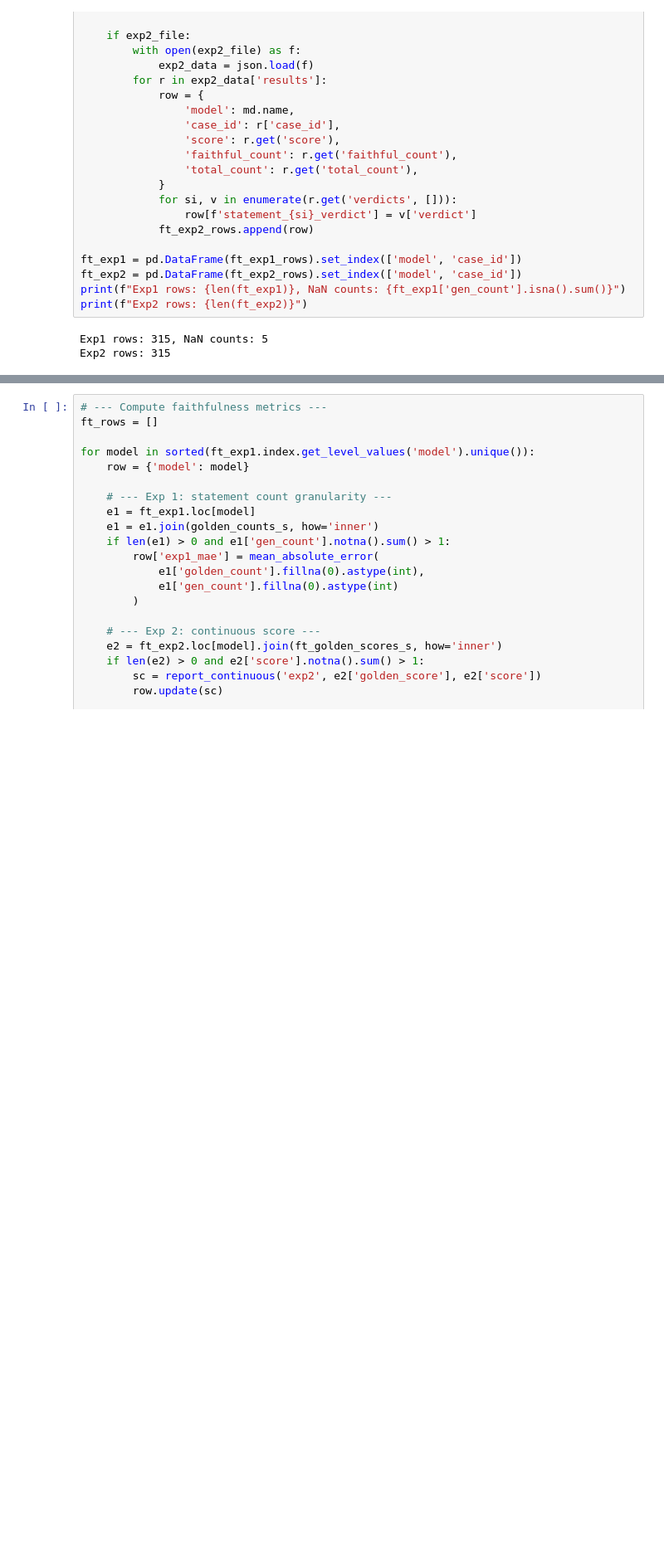
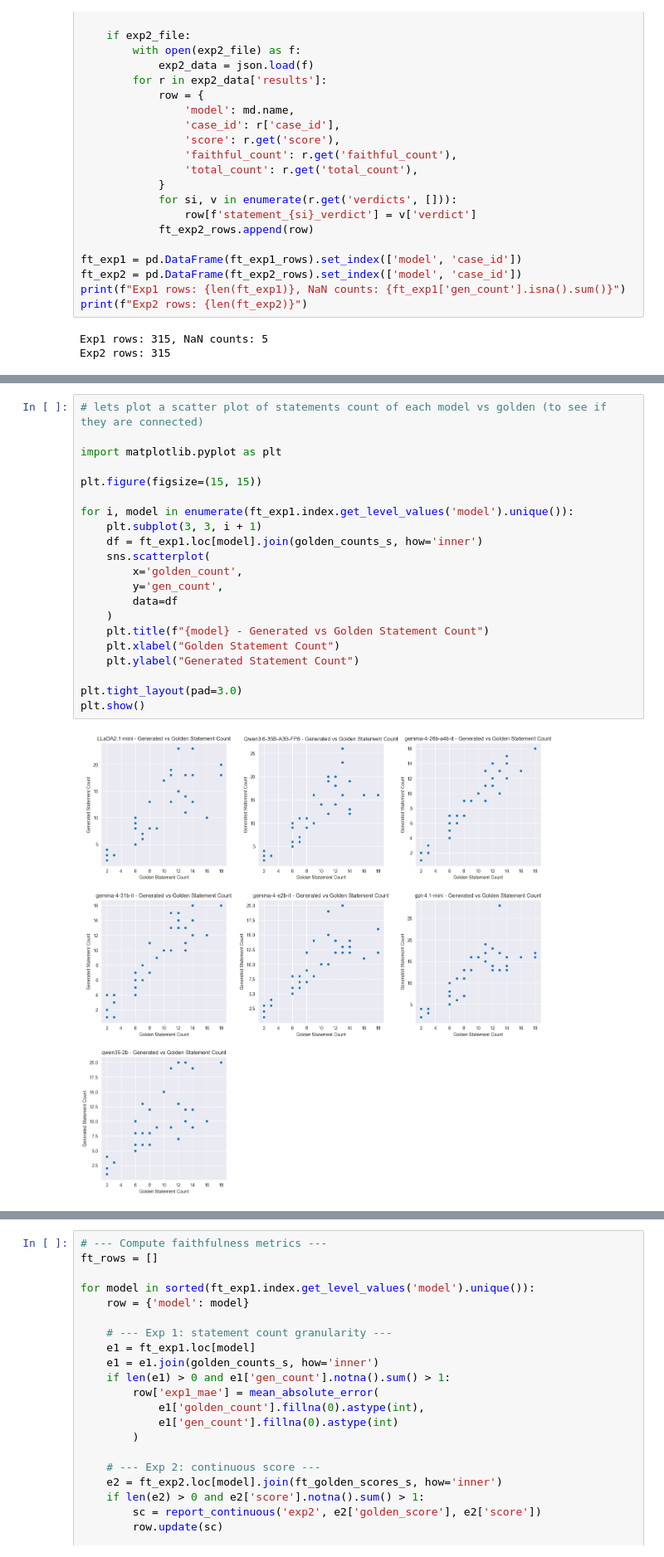
Before and after one commit to kazokid/diffusion-llms-eval, a Jupyter notebook: notebooks/metrics_calculation.ipynb, the cells around one changed output, grey strips where cells are left out. Shown at 83% size. Drawn from its saved outputs; the diff is of its cells as text; blank space fills up the shorter version.

```diff
--- a/notebooks/metrics_calculation.ipynb
+++ b/notebooks/metrics_calculation.ipynb
@@ -661,0 +697,23 @@ Exp2 rows: 315
+# %%
+# lets plot a scatter plot of statements count of each model vs golden (to see if they are connected)
+
+import matplotlib.pyplot as plt
+
+plt.figure(figsize=(15, 15))
+
+for i, model in enumerate(ft_exp1.index.get_level_values('model').unique()):
+    plt.subplot(3, 3, i + 1)
+    df = ft_exp1.loc[model].join(golden_counts_s, how='inner')
+    sns.scatterplot(
+        x='golden_count',
+        y='gen_count',
+        data=df
+    )
+    plt.title(f"{model} - Generated vs Golden Statement Count")
+    plt.xlabel("Golden Statement Count")
+    plt.ylabel("Generated Statement Count")
+
+plt.tight_layout(pad=3.0)
+plt.show()
+# %% [output]
+[figure, added]
```
Also changed, not shown: parts of 6 cells of this notebook, 4 other files.
